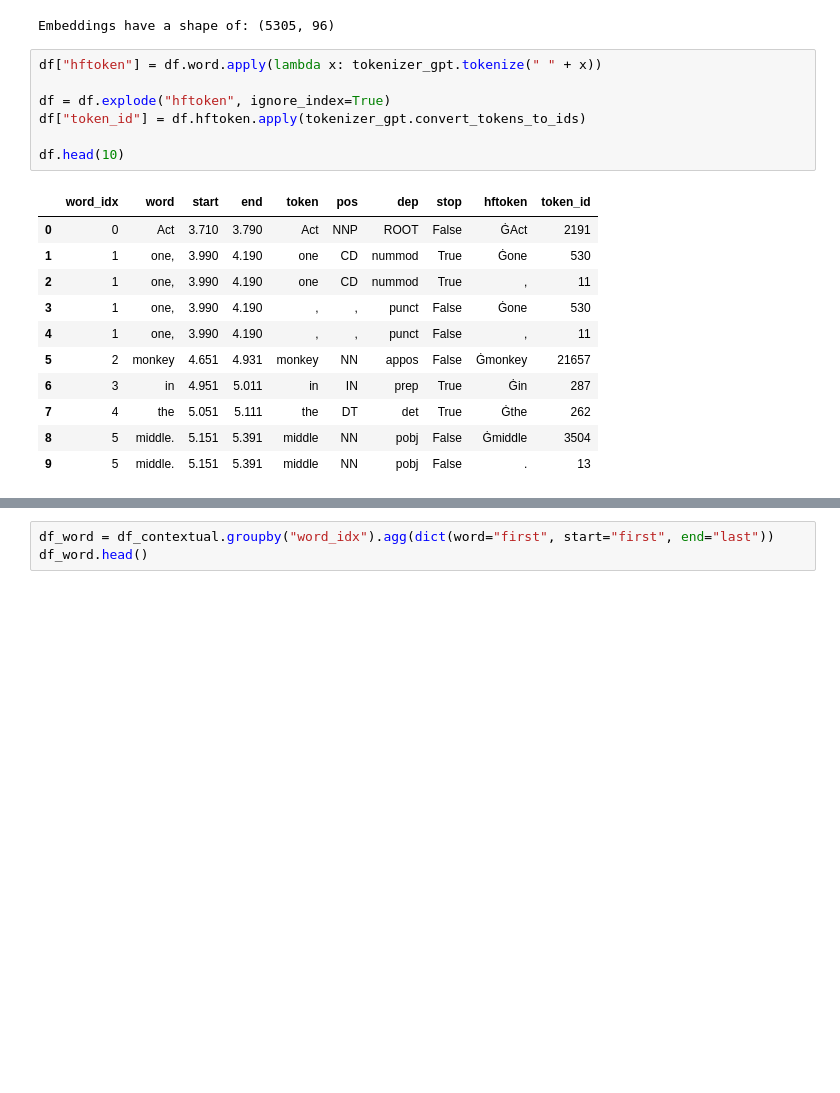
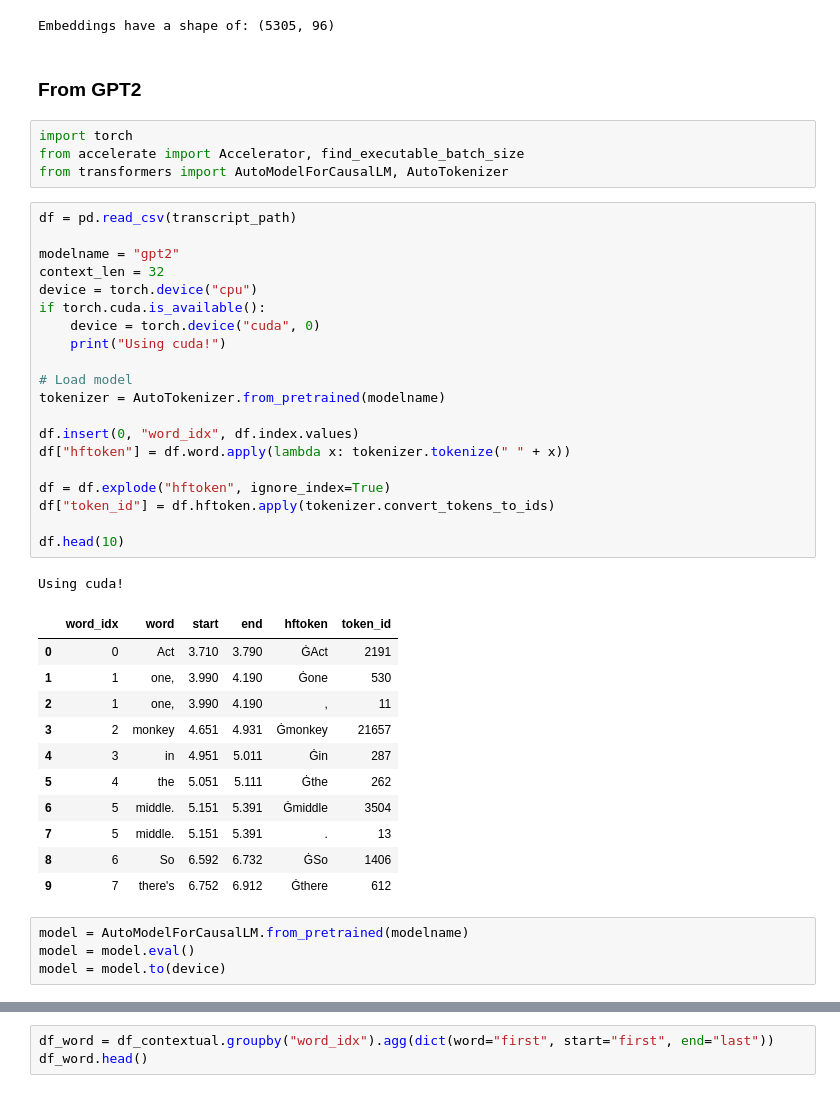
Before and after one commit to mattciff5/ecog-speech, a Jupyter notebook: encoding_text_feat.ipynb, the cells around one changed output, grey strips where cells are left out. Cells and saved outputs as stored; diff of their text form; blank space fills up the shorter version.

```diff
--- a/encoding_text_feat.ipynb
+++ b/encoding_text_feat.ipynb
@@ -136,25 +134,49 @@ embeddings = np.hstack((a, b, c))
 print(f"Embeddings have a shape of: {embeddings.shape}")
 # %% [output]
 Embeddings have a shape of: (5305, 96)
+# %% [markdown]
+### From GPT2
+# %%
+import torch
+from accelerate import Accelerator, find_executable_batch_size
+from transformers import AutoModelForCausalLM, AutoTokenizer
 # %%
-df["hftoken"] = df.word.apply(lambda x: tokenizer_gpt.tokenize(" " + x))
+df = pd.read_csv(transcript_path)
+
+modelname = "gpt2"
+context_len = 32
+device = torch.device("cpu")
+if torch.cuda.is_available():
+    device = torch.device("cuda", 0)
+    print("Using cuda!")
+
+# Load model
+tokenizer = AutoTokenizer.from_pretrained(modelname)
+
+df.insert(0, "word_idx", df.index.values)
+df["hftoken"] = df.word.apply(lambda x: tokenizer.tokenize(" " + x))
 
 df = df.explode("hftoken", ignore_index=True)
-df["token_id"] = df.hftoken.apply(tokenizer_gpt.convert_tokens_to_ids)
+df["token_id"] = df.hftoken.apply(tokenizer.convert_tokens_to_ids)
 
 df.head(10)
 # %% [output]
+Using cuda!
-|  | word_idx | word | start | end | token | pos | dep | stop | hftoken | token_id |
-| 0 | 0 | Act | 3.710 | 3.790 | Act | NNP | ROOT | False | ĠAct | 2191 |
-| 1 | 1 | one, | 3.990 | 4.190 | one | CD | nummod | True | Ġone | 530 |
-| 2 | 1 | one, | 3.990 | 4.190 | one | CD | nummod | True | , | 11 |
-| 3 | 1 | one, | 3.990 | 4.190 | , | , | punct | False | Ġone | 530 |
-| 4 | 1 | one, | 3.990 | 4.190 | , | , | punct | False | , | 11 |
-| 5 | 2 | monkey | 4.651 | 4.931 | monkey | NN | appos | False | Ġmonkey | 21657 |
-| 6 | 3 | in | 4.951 | 5.011 | in | IN | prep | True | Ġin | 287 |
-| 7 | 4 | the | 5.051 | 5.111 | the | DT | det | True | Ġthe | 262 |
-| 8 | 5 | middle. | 5.151 | 5.391 | middle | NN | pobj | False | Ġmiddle | 3504 |
-| 9 | 5 | middle. | 5.151 | 5.391 | middle | NN | pobj | False | . | 13 |
+|  | word_idx | word | start | end | hftoken | token_id |
+| 0 | 0 | Act | 3.710 | 3.790 | ĠAct | 2191 |
+| 1 | 1 | one, | 3.990 | 4.190 | Ġone | 530 |
+| 2 | 1 | one, | 3.990 | 4.190 | , | 11 |
+| 3 | 2 | monkey | 4.651 | 4.931 | Ġmonkey | 21657 |
+| 4 | 3 | in | 4.951 | 5.011 | Ġin | 287 |
+| 5 | 4 | the | 5.051 | 5.111 | Ġthe | 262 |
+| 6 | 5 | middle. | 5.151 | 5.391 | Ġmiddle | 3504 |
+| 7 | 5 | middle. | 5.151 | 5.391 | . | 13 |
+| 8 | 6 | So | 6.592 | 6.732 | ĠSo | 1406 |
+| 9 | 7 | there's | 6.752 | 6.912 | Ġthere | 612 |
+# %%
+model = AutoModelForCausalLM.from_pretrained(modelname)
+model = model.eval()
+model = model.to(device)
 # %%
 token_ids = df.token_id.tolist()
 fill_value = 0
```
Also changed, not shown: parts of 30 cells of this notebook, 3 other files.
